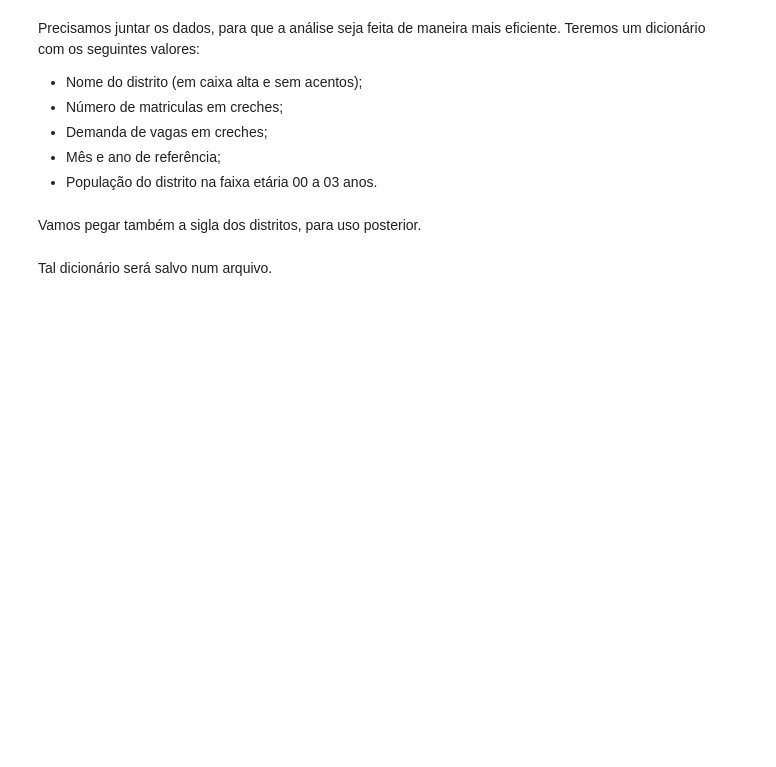
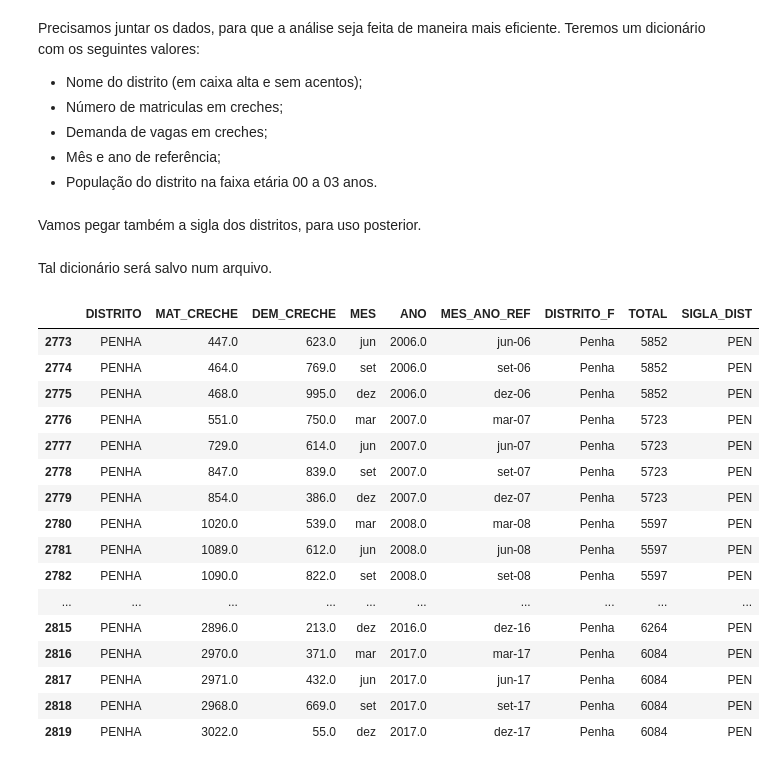
Before and after one commit to lsflp/MAC0213, a Jupyter notebook: Analises/1-filtro_arquivos.ipynb, the cells around one changed output. Saved outputs shown, nothing was run; the diff lists cells and outputs as text; code cells hidden in the pictures; blank space fills up the shorter version.

```diff
--- a/Analises/1-filtro_arquivos.ipynb
+++ b/Analises/1-filtro_arquivos.ipynb
@@ -60,3 +60,23 @@ Tal dicionário será salvo num arquivo.
 # %%
 dados_educ_pop
 dados_educ_pop.to_csv('dados/dados_educ_pop.csv', encoding='utf-8', index=False)
+# %%
+dados_educ_pop[dados_educ_pop['DISTRITO'] == 'PENHA']
+# %% [output]
+|  | DISTRITO | MAT_CRECHE | DEM_CRECHE | MES | ANO | MES_ANO_REF | DISTRITO_F | TOTAL | SIGLA_DIST |
+| 2773 | PENHA | 447.0 | 623.0 | jun | 2006.0 | jun-06 | Penha | 5852 | PEN |
+| 2774 | PENHA | 464.0 | 769.0 | set | 2006.0 | set-06 | Penha | 5852 | PEN |
+| 2775 | PENHA | 468.0 | 995.0 | dez | 2006.0 | dez-06 | Penha | 5852 | PEN |
+| 2776 | PENHA | 551.0 | 750.0 | mar | 2007.0 | mar-07 | Penha | 5723 | PEN |
+| 2777 | PENHA | 729.0 | 614.0 | jun | 2007.0 | jun-07 | Penha | 5723 | PEN |
+| 2778 | PENHA | 847.0 | 839.0 | set | 2007.0 | set-07 | Penha | 5723 | PEN |
+| 2779 | PENHA | 854.0 | 386.0 | dez | 2007.0 | dez-07 | Penha | 5723 | PEN |
+| 2780 | PENHA | 1020.0 | 539.0 | mar | 2008.0 | mar-08 | Penha | 5597 | PEN |
+| 2781 | PENHA | 1089.0 | 612.0 | jun | 2008.0 | jun-08 | Penha | 5597 | PEN |
+| 2782 | PENHA | 1090.0 | 822.0 | set | 2008.0 | set-08 | Penha | 5597 | PEN |
+| ... | ... | ... | ... | ... | ... | ... | ... | ... | ... |
+| 2815 | PENHA | 2896.0 | 213.0 | dez | 2016.0 | dez-16 | Penha | 6264 | PEN |
+| 2816 | PENHA | 2970.0 | 371.0 | mar | 2017.0 | mar-17 | Penha | 6084 | PEN |
+| 2817 | PENHA | 2971.0 | 432.0 | jun | 2017.0 | jun-17 | Penha | 6084 | PEN |
+| 2818 | PENHA | 2968.0 | 669.0 | set | 2017.0 | set-17 | Penha | 6084 | PEN |
+| 2819 | PENHA | 3022.0 | 55.0 | dez | 2017.0 | dez-17 | Penha | 6084 | PEN |
```
Also changed, not shown: 25 other files.
